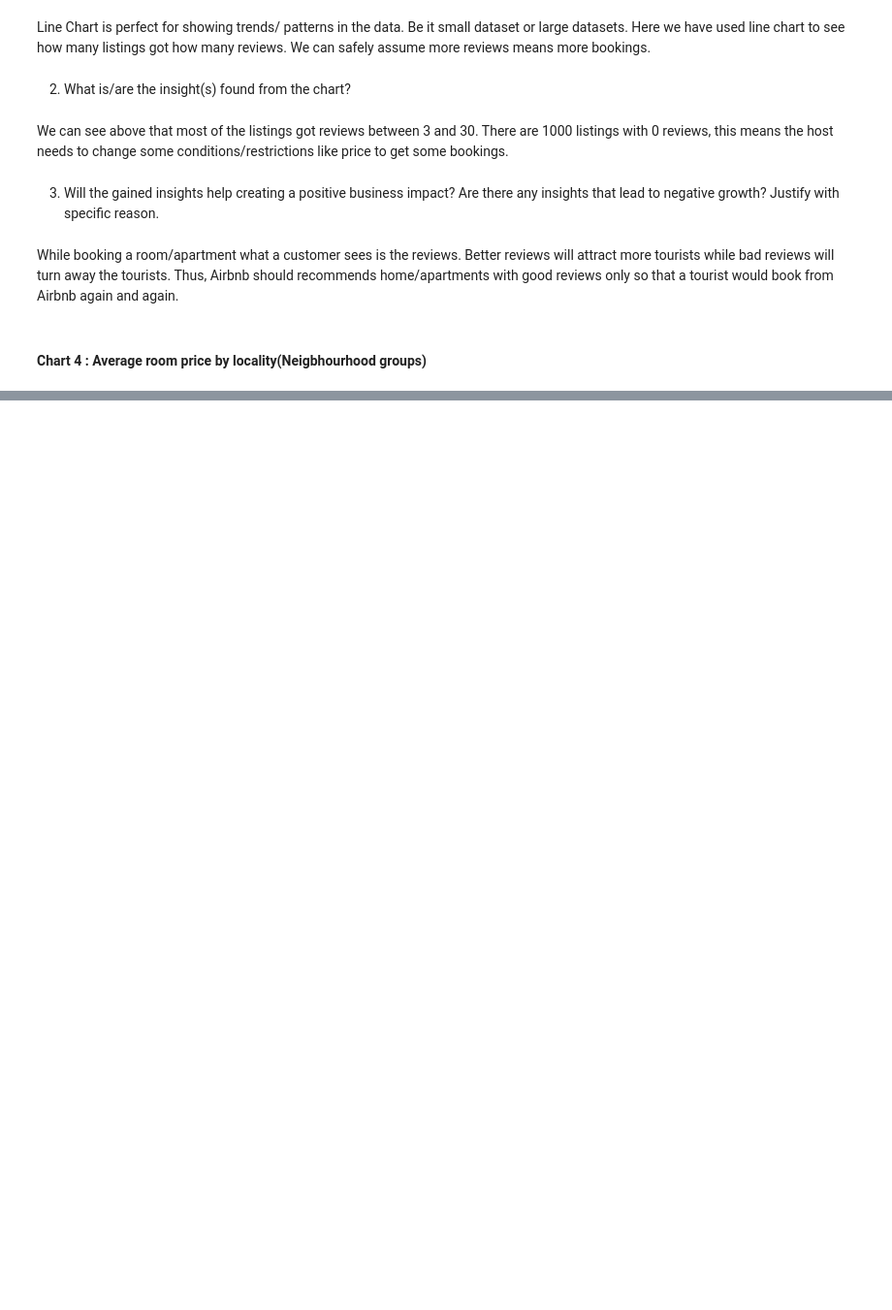
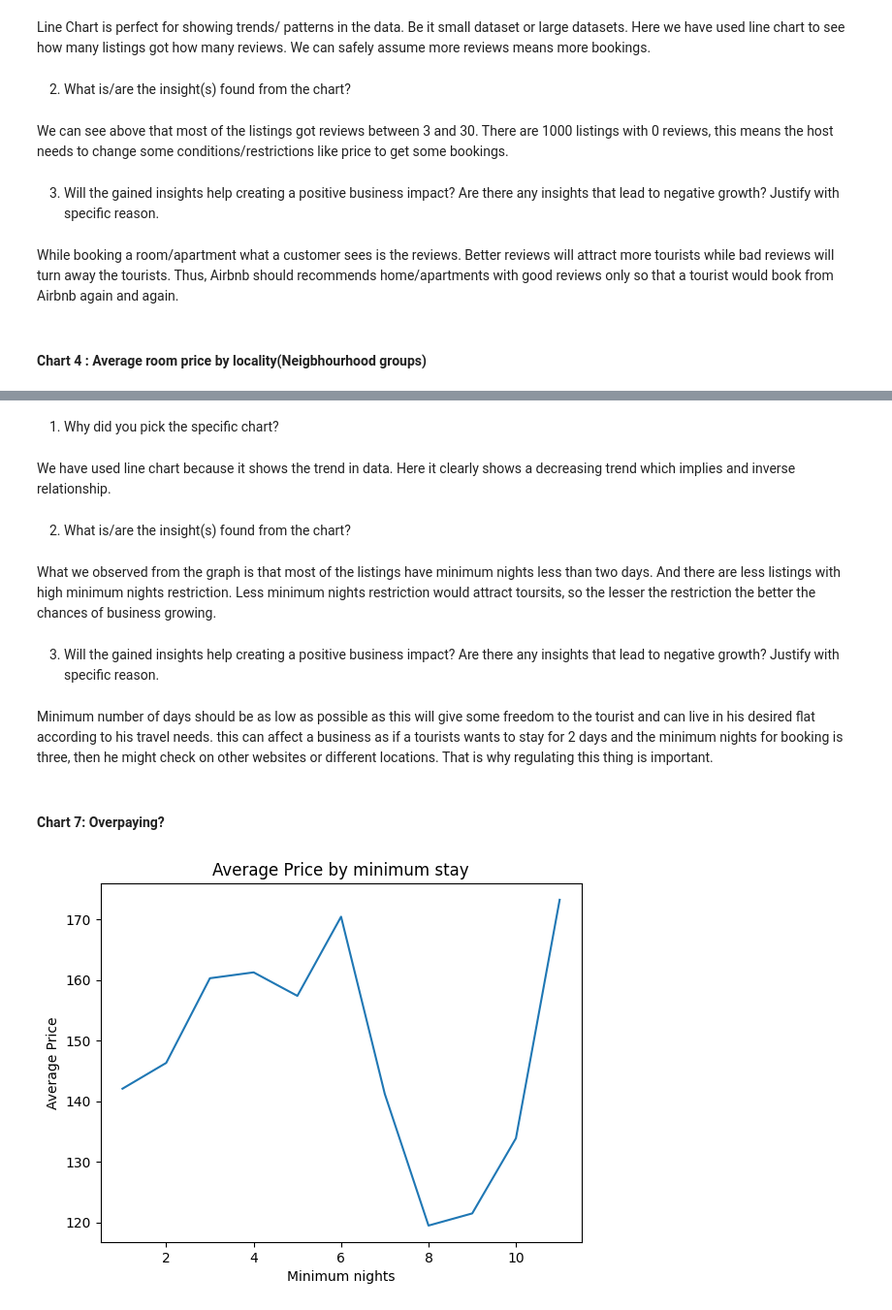
Before and after one commit to palnitin12345/Airbnb-EDA, a Jupyter notebook: EDA-Code.ipynb, the cells around one changed output, grey strips where cells are left out. Shown at 97% size. Cells and saved outputs as stored; diff of their text form; code cells hidden in the pictures; blank space fills up the shorter version.

```diff
--- a/EDA-Code.ipynb
+++ b/EDA-Code.ipynb
@@ -362,0 +420,32 @@ While booking a room/apartment what a customer sees is the reviews. Better revie
+# %% [markdown]
+1. Why did you pick the specific chart?
+# %% [markdown]
+We have used line chart because it shows the trend in data. Here it clearly shows a decreasing trend which implies and inverse relationship.
+# %% [markdown]
+ 2. What is/are the insight(s) found from the chart?
+# %% [markdown]
+What we observed from the graph is that most of the listings have minimum nights less than two days. And there are less listings with high minimum nights restriction. Less minimum nights restriction would attract toursits, so the lesser the restriction the better the chances of business growing.
+# %% [markdown]
+ 3. Will the gained insights help creating a positive business impact?
+Are there any insights that lead to negative growth? Justify with specific reason.
+# %% [markdown]
+Minimum number of days should be as low as possible as this will give some freedom to the tourist and can live in his desired flat according to his travel needs.
+this can affect a business as if a tourists wants to stay for 2 days and the minimum nights for booking is three, then he might check on other websites or different locations. That is why regulating this thing is important.
+# %% [markdown]
+#### Chart 7: Overpaying?
+# %%
+# Chart - 7 - visualisation code
+
+ # Calculate average price vs minimum nights
+
+price_by_min_nights = dataset.groupby('minimum_nights')['price'].mean()
+
+# Plot bar chart of average price vs minimum nights
+
+price_by_min_nights.plot(kind='line')
+plt.title('Average Price by minimum stay')
+plt.xlabel('Minimum nights')
+plt.ylabel('Average Price')
+plt.show()
+# %% [output]
+[figure, added]
```
Also changed, not shown: parts of 19 cells of this notebook.
